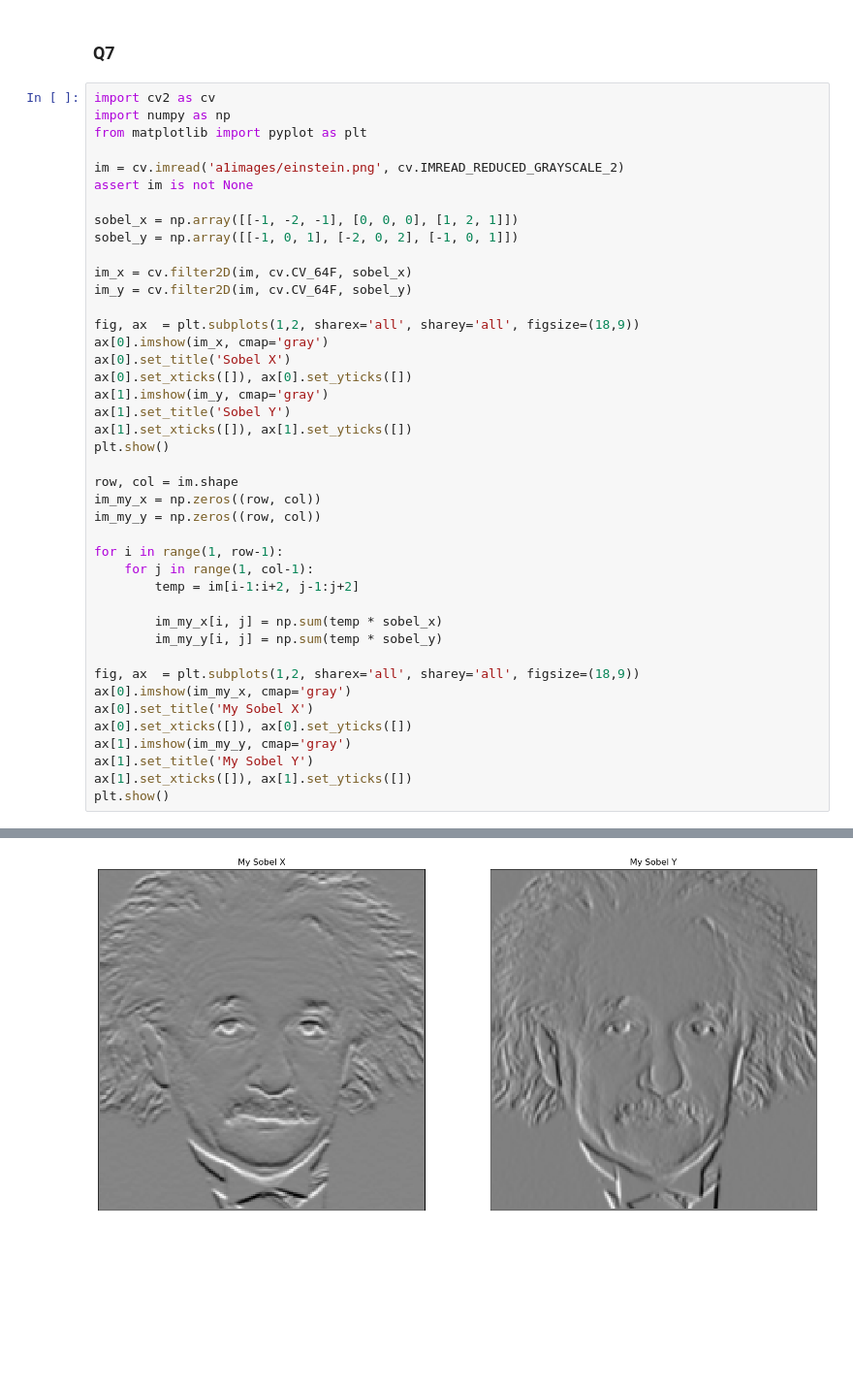
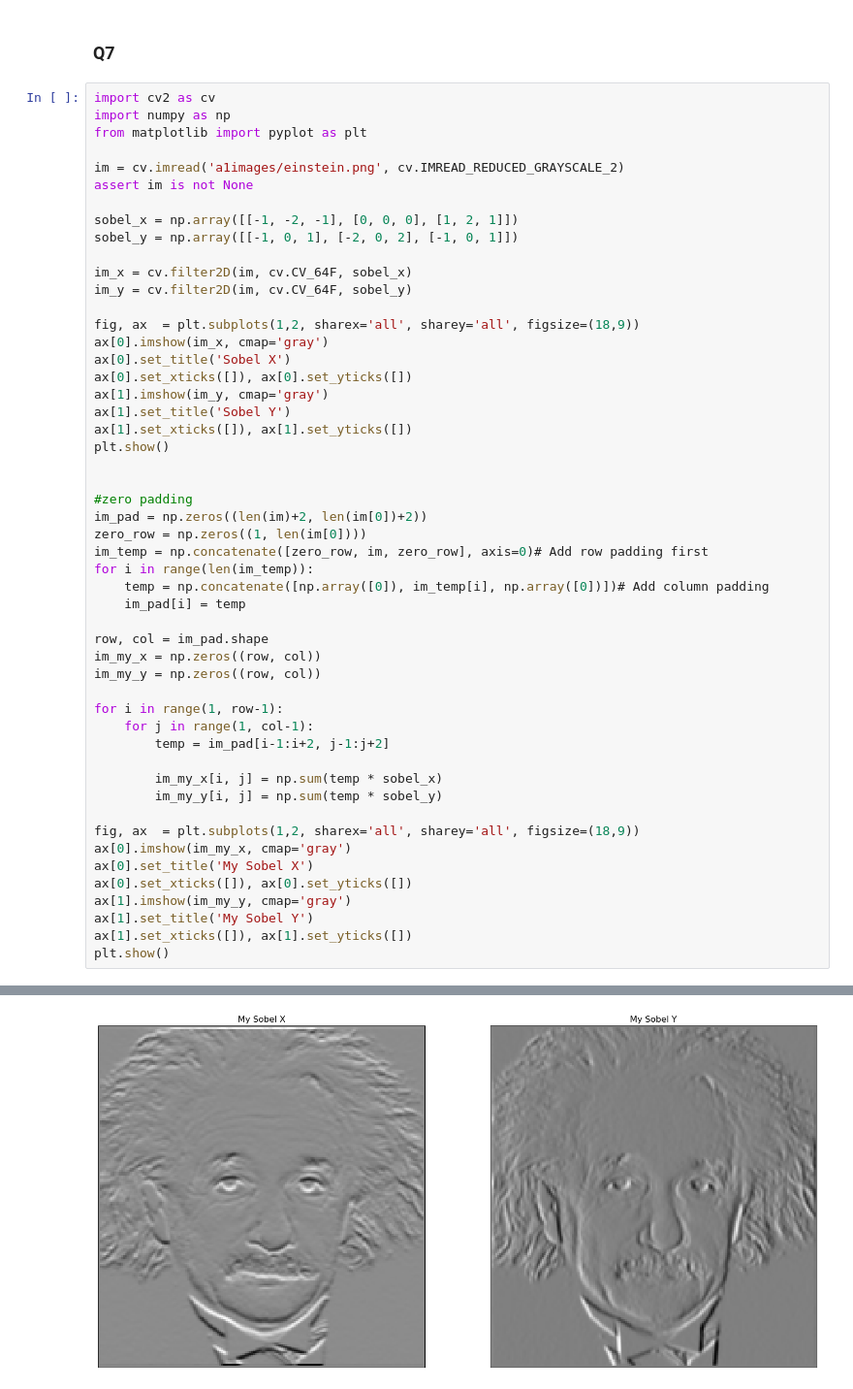
Before and after one commit to KiranGunathilaka/en3160_image_processing_machine_vision, a Jupyter notebook: assign1/220197E_a01.ipynb, the cells around one changed output, grey strips where cells are left out. Shown at 97% size. Cells and saved outputs as stored; diff of their text form; blank space fills up the shorter version.

```diff
--- a/assign1/220197E_a01.ipynb
+++ b/assign1/220197E_a01.ipynb
@@ -325,33 +325,42 @@ im_x = cv.filter2D(im, cv.CV_64F, sobel_x)
 im_y = cv.filter2D(im, cv.CV_64F, sobel_y)
 
 fig, ax  = plt.subplots(1,2, sharex='all', sharey='all', figsize=(18,9))
 ax[0].imshow(im_x, cmap='gray')
 ax[0].set_title('Sobel X')
 ax[0].set_xticks([]), ax[0].set_yticks([])
 ax[1].imshow(im_y, cmap='gray')
 ax[1].set_title('Sobel Y')
 ax[1].set_xticks([]), ax[1].set_yticks([])
 plt.show()
 
-row, col = im.shape
+
+#zero padding
+im_pad = np.zeros((len(im)+2, len(im[0])+2))
+zero_row = np.zeros((1, len(im[0])))
+im_temp = np.concatenate([zero_row, im, zero_row], axis=0)# Add row padding first
+for i in range(len(im_temp)):
+    temp = np.concatenate([np.array([0]), im_temp[i], np.array([0])])# Add column padding
+    im_pad[i] = temp
+
+row, col = im_pad.shape
 im_my_x = np.zeros((row, col))
 im_my_y = np.zeros((row, col))
 
 for i in range(1, row-1):
     for j in range(1, col-1):
-        temp = im[i-1:i+2, j-1:j+2]
+        temp = im_pad[i-1:i+2, j-1:j+2]
 
         im_my_x[i, j] = np.sum(temp * sobel_x)
         im_my_y[i, j] = np.sum(temp * sobel_y)
 
 fig, ax  = plt.subplots(1,2, sharex='all', sharey='all', figsize=(18,9))
 ax[0].imshow(im_my_x, cmap='gray')
 ax[0].set_title('My Sobel X')
 ax[0].set_xticks([]), ax[0].set_yticks([])
 ax[1].imshow(im_my_y, cmap='gray')
 ax[1].set_title('My Sobel Y')
 ax[1].set_xticks([]), ax[1].set_yticks([])
 plt.show()
 # %% [output]
 [figure]
-[figure, old version]
+[figure, new version]
```
Also changed, not shown: parts of 2 cells of this notebook.
